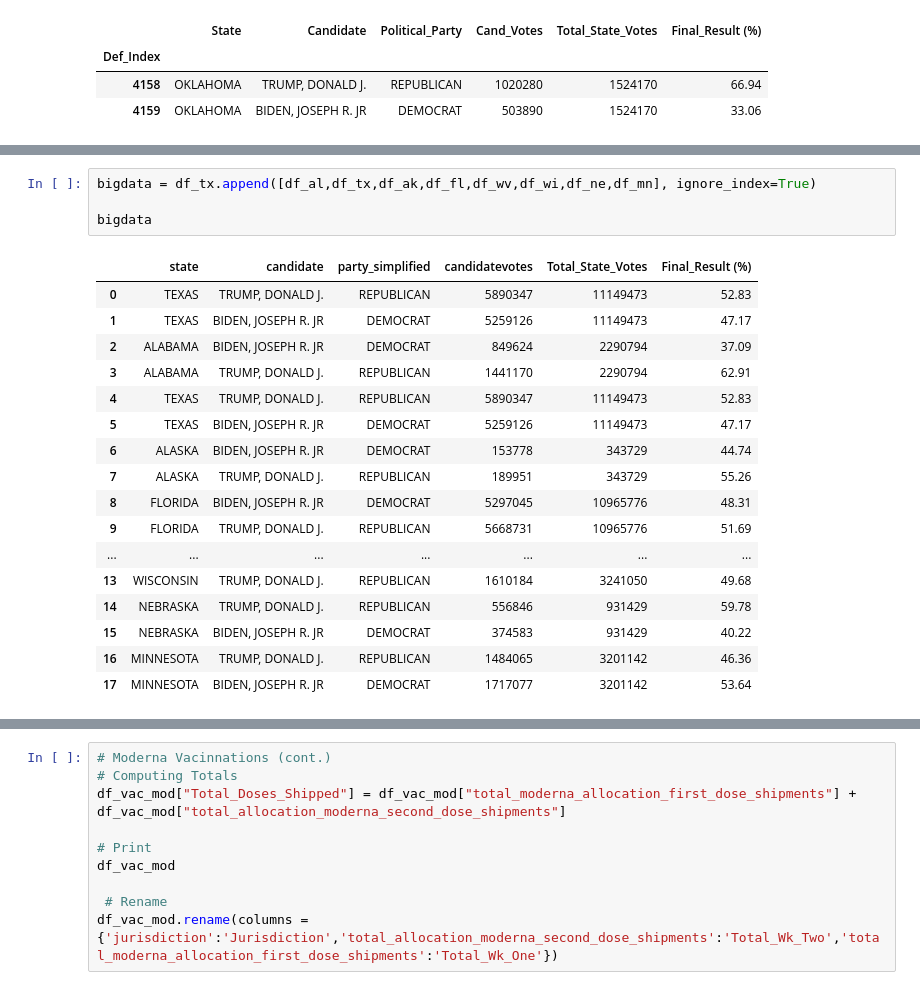
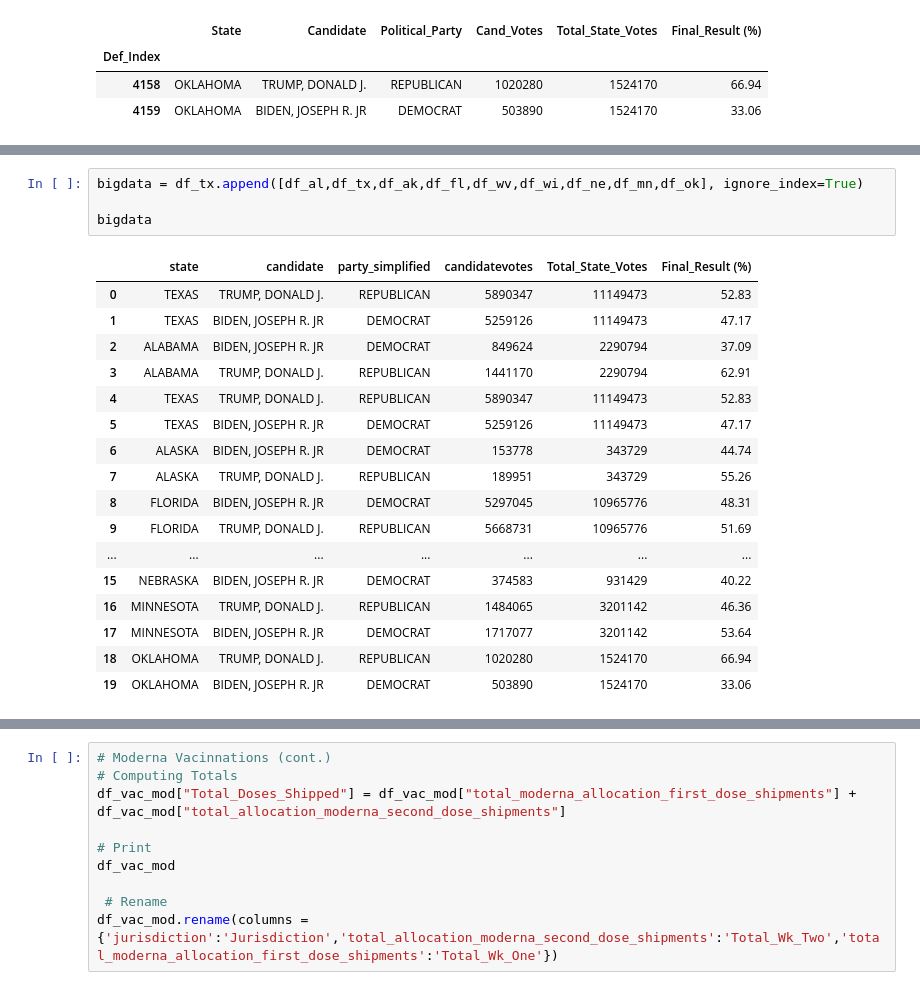
Before and after one commit to tduron3/I_Have_No_Clue, a Jupyter notebook: Project_6.ipynb, the cells around one changed output, grey strips where cells are left out. Saved outputs shown, nothing was run; the diff lists cells and outputs as text.

```diff
--- a/Project_6.ipynb
+++ b/Project_6.ipynb
@@ -462,25 +822,25 @@ df_ok.rename(columns = {'state':'State','candidate':'Candidate','party_simplifie
 # %%
-bigdata = df_tx.append([df_al,df_tx,df_ak,df_fl,df_wv,df_wi,df_ne,df_mn], ignore_index=True)
+bigdata = df_tx.append([df_al,df_tx,df_ak,df_fl,df_wv,df_wi,df_ne,df_mn,df_ok], ignore_index=True)
 
 bigdata
 # %% [output]
 |  | state | candidate | party_simplified | candidatevotes | Total_State_Votes | Final_Result (%) |
 | 0 | TEXAS | TRUMP, DONALD J. | REPUBLICAN | 5890347 | 11149473 | 52.83 |
 | 1 | TEXAS | BIDEN, JOSEPH R. JR | DEMOCRAT | 5259126 | 11149473 | 47.17 |
 | 2 | ALABAMA | BIDEN, JOSEPH R. JR | DEMOCRAT | 849624 | 2290794 | 37.09 |
 | 3 | ALABAMA | TRUMP, DONALD J. | REPUBLICAN | 1441170 | 2290794 | 62.91 |
 | 4 | TEXAS | TRUMP, DONALD J. | REPUBLICAN | 5890347 | 11149473 | 52.83 |
 | 5 | TEXAS | BIDEN, JOSEPH R. JR | DEMOCRAT | 5259126 | 11149473 | 47.17 |
 | 6 | ALASKA | BIDEN, JOSEPH R. JR | DEMOCRAT | 153778 | 343729 | 44.74 |
 | 7 | ALASKA | TRUMP, DONALD J. | REPUBLICAN | 189951 | 343729 | 55.26 |
 | 8 | FLORIDA | BIDEN, JOSEPH R. JR | DEMOCRAT | 5297045 | 10965776 | 48.31 |
 | 9 | FLORIDA | TRUMP, DONALD J. | REPUBLICAN | 5668731 | 10965776 | 51.69 |
 | ... | ... | ... | ... | ... | ... | ... |
-| 13 | WISCONSIN | TRUMP, DONALD J. | REPUBLICAN | 1610184 | 3241050 | 49.68 |
-| 14 | NEBRASKA | TRUMP, DONALD J. | REPUBLICAN | 556846 | 931429 | 59.78 |
 | 15 | NEBRASKA | BIDEN, JOSEPH R. JR | DEMOCRAT | 374583 | 931429 | 40.22 |
 | 16 | MINNESOTA | TRUMP, DONALD J. | REPUBLICAN | 1484065 | 3201142 | 46.36 |
 | 17 | MINNESOTA | BIDEN, JOSEPH R. JR | DEMOCRAT | 1717077 | 3201142 | 53.64 |
+| 18 | OKLAHOMA | TRUMP, DONALD J. | REPUBLICAN | 1020280 | 1524170 | 66.94 |
+| 19 | OKLAHOMA | BIDEN, JOSEPH R. JR | DEMOCRAT | 503890 | 1524170 | 33.06 |
 # %%
 # Retrieve Data of COVID Cases and Deaths Per State
 url = "https://data.cdc.gov/resource/9mfq-cb36.json"
```
Also changed, not shown: parts of 15 cells of this notebook.
